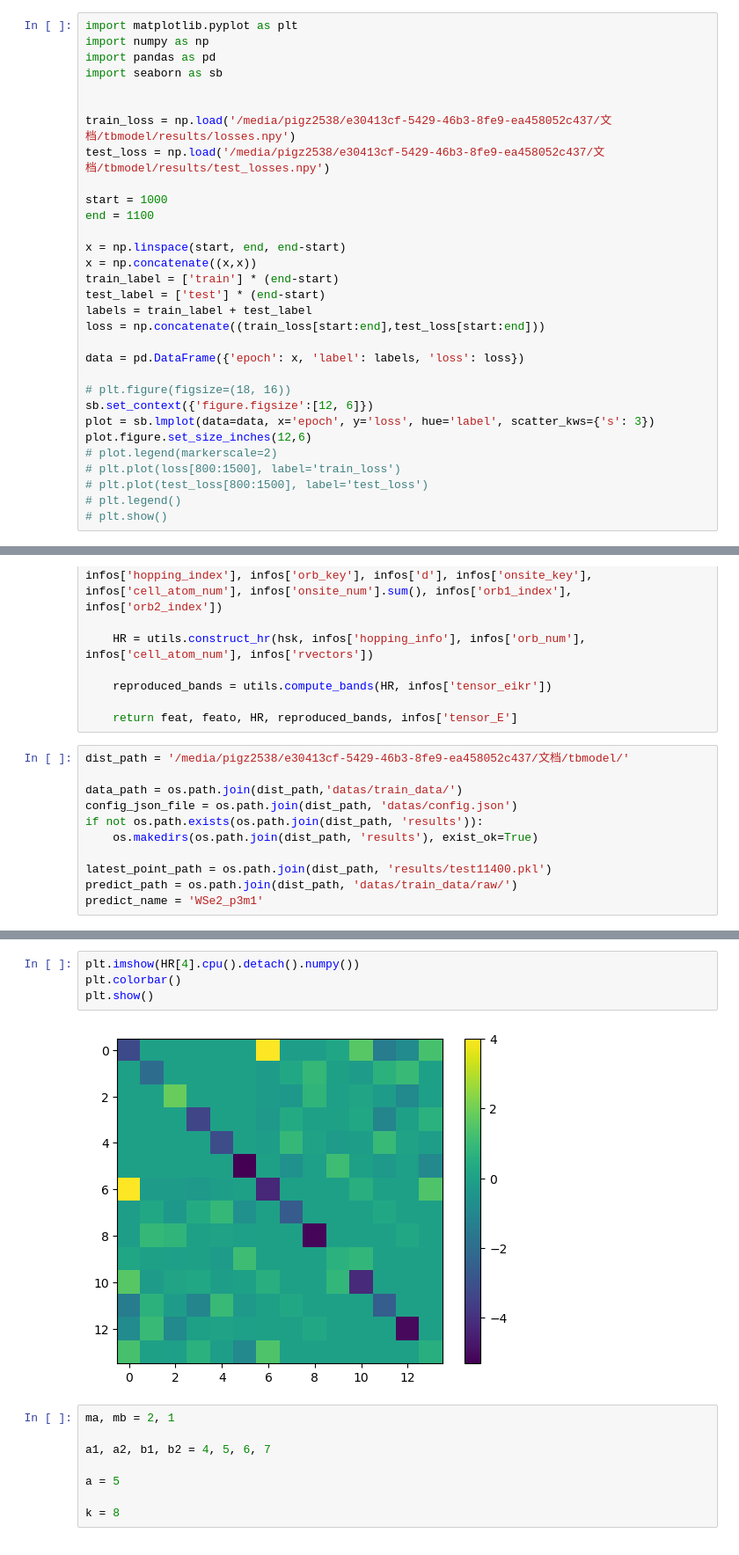
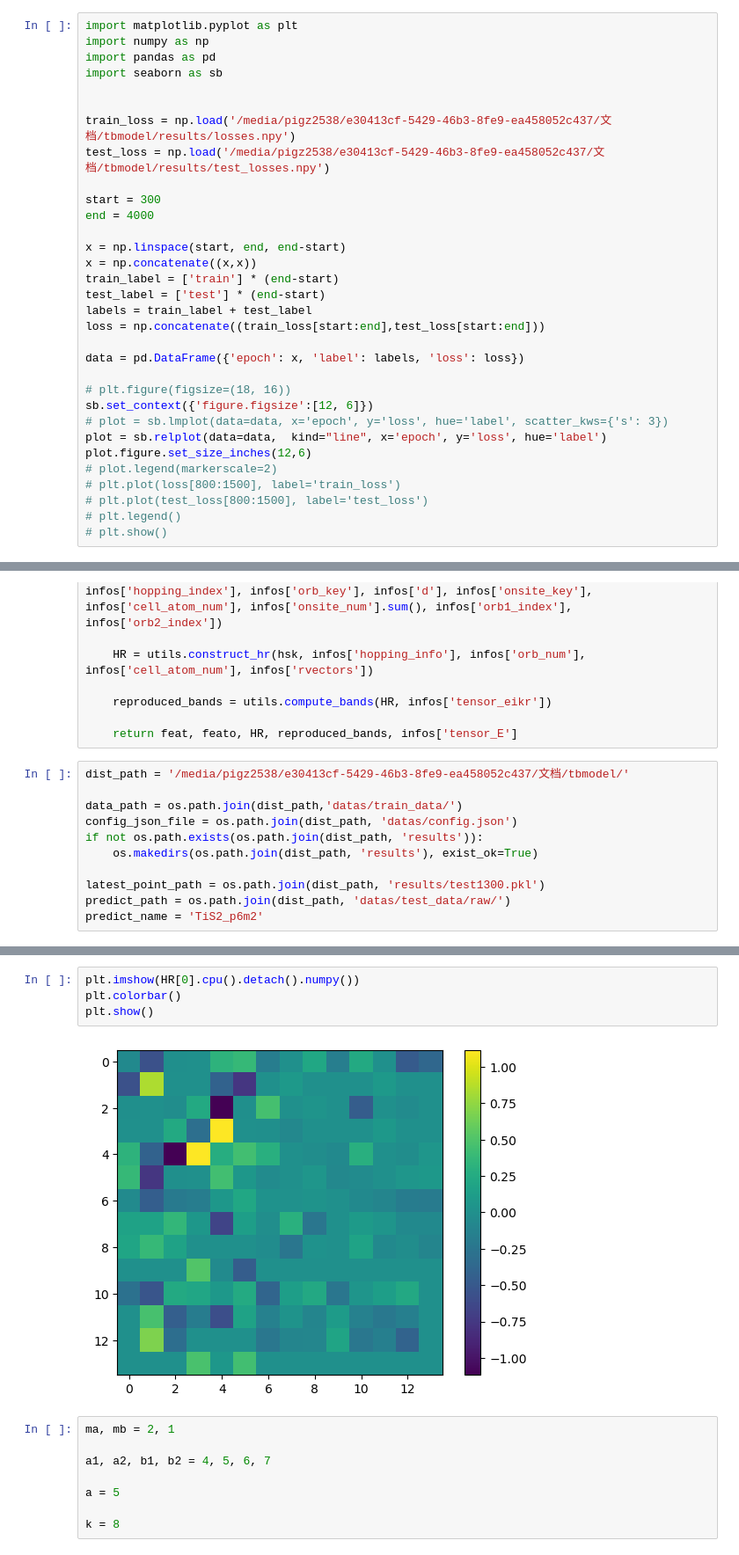
Before and after one commit to pigz2538/tbmodel, a Jupyter notebook: test.ipynb, the cells around one changed output, grey strips where cells are left out. Shown: that part at 88% size. Drawn from its saved outputs; the diff is of its cells as text.

```diff
--- a/test.ipynb
+++ b/test.ipynb
@@ -258,8 +258,8 @@ import seaborn as sb
 train_loss = np.load('/media/pigz2538/e30413cf-5429-46b3-8fe9-ea458052c437/文档/tbmodel/results/losses.npy')
 test_loss = np.load('/media/pigz2538/e30413cf-5429-46b3-8fe9-ea458052c437/文档/tbmodel/results/test_losses.npy')
 
-start = 1000
-end = 1100
+start = 300
+end = 4000
 
 x = np.linspace(start, end, end-start)
 x = np.concatenate((x,x))
@@ -272,7 +272,8 @@ data = pd.DataFrame({'epoch': x, 'label': labels, 'loss': loss})
 
 # plt.figure(figsize=(18, 16))
 sb.set_context({'figure.figsize':[12, 6]})
-plot = sb.lmplot(data=data, x='epoch', y='loss', hue='label', scatter_kws={'s': 3})
+# plot = sb.lmplot(data=data, x='epoch', y='loss', hue='label', scatter_kws={'s': 3})
+plot = sb.relplot(data=data,  kind="line", x='epoch', y='loss', hue='label')
 plot.figure.set_size_inches(12,6)
 # plot.legend(markerscale=2)
 # plt.plot(loss[800:1500], label='train_loss')
@@ -414,9 +415,9 @@ config_json_file = os.path.join(dist_path, 'datas/config.json')
 if not os.path.exists(os.path.join(dist_path, 'results')):
     os.makedirs(os.path.join(dist_path, 'results'), exist_ok=True)
 
-latest_point_path = os.path.join(dist_path, 'results/test11400.pkl')
-predict_path = os.path.join(dist_path, 'datas/train_data/raw/')
-predict_name = 'WSe2_p3m1'
+latest_point_path = os.path.join(dist_path, 'results/test1300.pkl')
+predict_path = os.path.join(dist_path, 'datas/test_data/raw/')
+predict_name = 'TiS2_p6m2'
 # %%
 with open(config_json_file, 'r', encoding='utf-8') as f:
     config_para = json.load(f)
@@ -538,9 +538,9 @@ plt.show()
 # %%
-plt.imshow(HR[4].cpu().detach().numpy())
+plt.imshow(HR[0].cpu().detach().numpy())
 plt.colorbar()
 plt.show()
 # %% [output]
-[figure, old version]
+[figure, new version]
 # %%
 ma, mb = 2, 1
 
```
Also changed, not shown: parts of 5 cells of this notebook, 6 other files.
